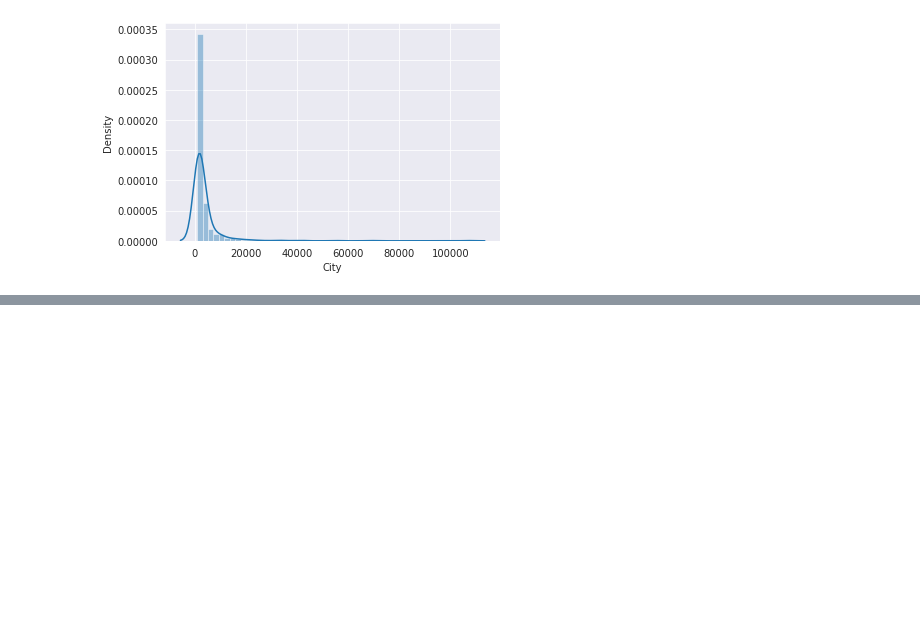
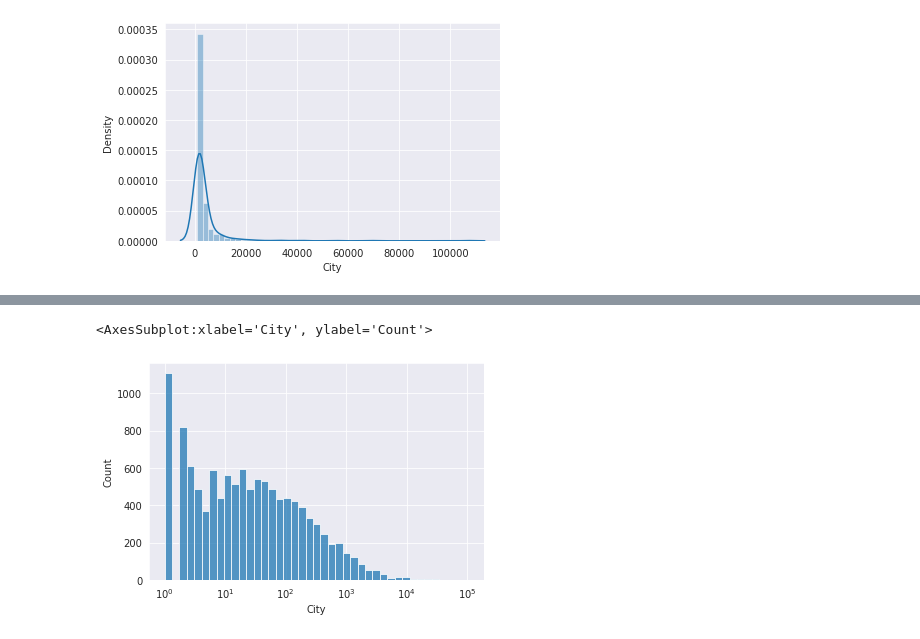
Before and after one commit to kevinlouisj/EDA_US_Accidents, a Jupyter notebook: us-accidents-eda.ipynb, the cells around one changed output, grey strips where cells are left out. Cells and saved outputs as stored; diff of their text form; code cells hidden in the pictures; blank space fills up the shorter version.

```diff
--- a/us-accidents-eda.ipynb
+++ b/us-accidents-eda.ipynb
@@ -296,0 +304,5 @@ sns.distplot(high_accident_cities)
+# %%
+sns.histplot(cities_by_accident, log_scale=True)
+# %% [output]
+<AxesSubplot:xlabel='City', ylabel='Count'>
+[figure, added]
```
Also changed, not shown: parts of 13 cells of this notebook.
